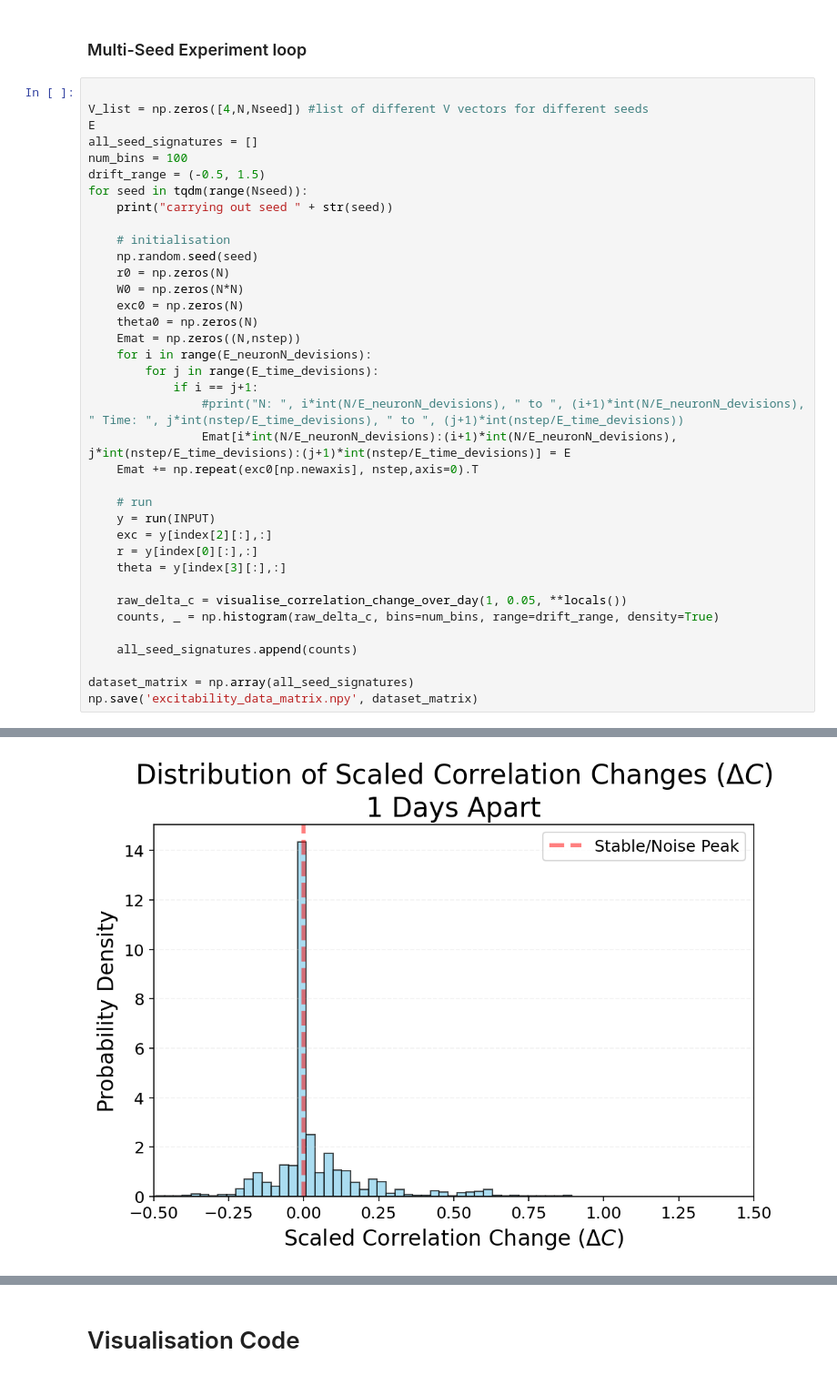
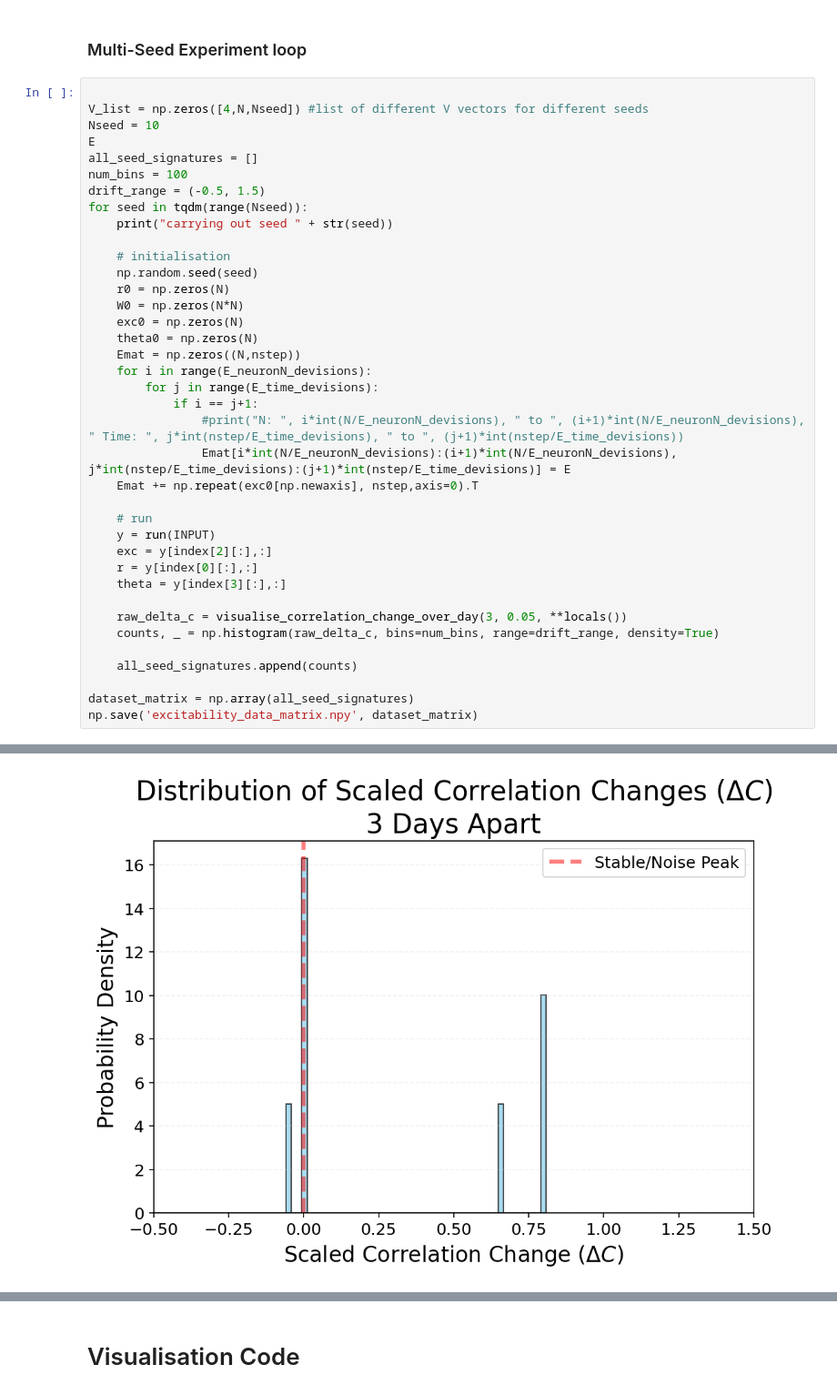
Before and after one commit to sctclif/Thesis_Exct-Vol_Model, a Jupyter notebook: pca/excitability_model.ipynb, the cells around one changed output, grey strips where cells are left out. Shown at 91% size. Drawn from its saved outputs; the diff is of its cells as text.

```diff
--- a/pca/excitability_model.ipynb
+++ b/pca/excitability_model.ipynb
@@ -259,6 +259,7 @@ def run(INPUT):
 # %%
 
 V_list = np.zeros([4,N,Nseed]) #list of different V vectors for different seeds
+Nseed = 10
 E
 all_seed_signatures = []
 num_bins = 100
@@ -286,7 +287,7 @@ for seed in tqdm(range(Nseed)):
     r = y[index[0][:],:]
     theta = y[index[3][:],:]
 
-    raw_delta_c = visualise_correlation_change_over_day(1, 0.05, **locals())
+    raw_delta_c = visualise_correlation_change_over_day(3, 0.05, **locals())
     counts, _ = np.histogram(raw_delta_c, bins=num_bins, range=drift_range, density=True)
 
     all_seed_signatures.append(counts)
@@ -298 +308 @@ carrying out seed 0
-[figure, old version]
+[figure, new version]
```
Also changed, not shown: parts of 1 cell of this notebook, 4 other files.
